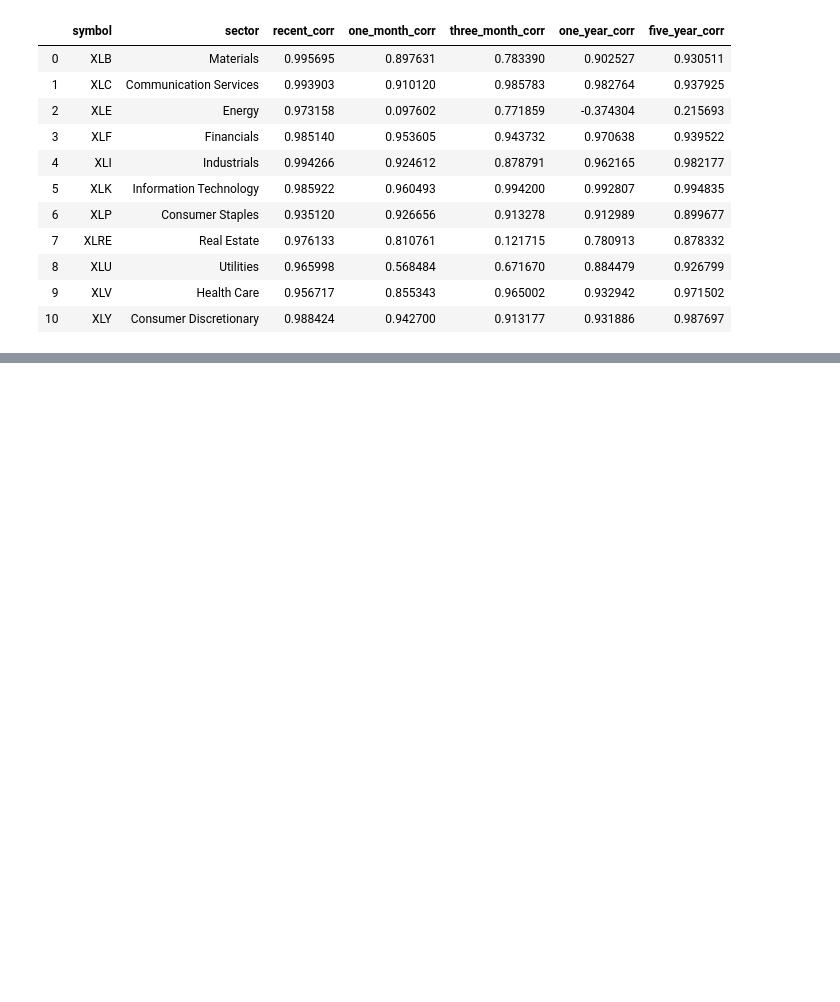
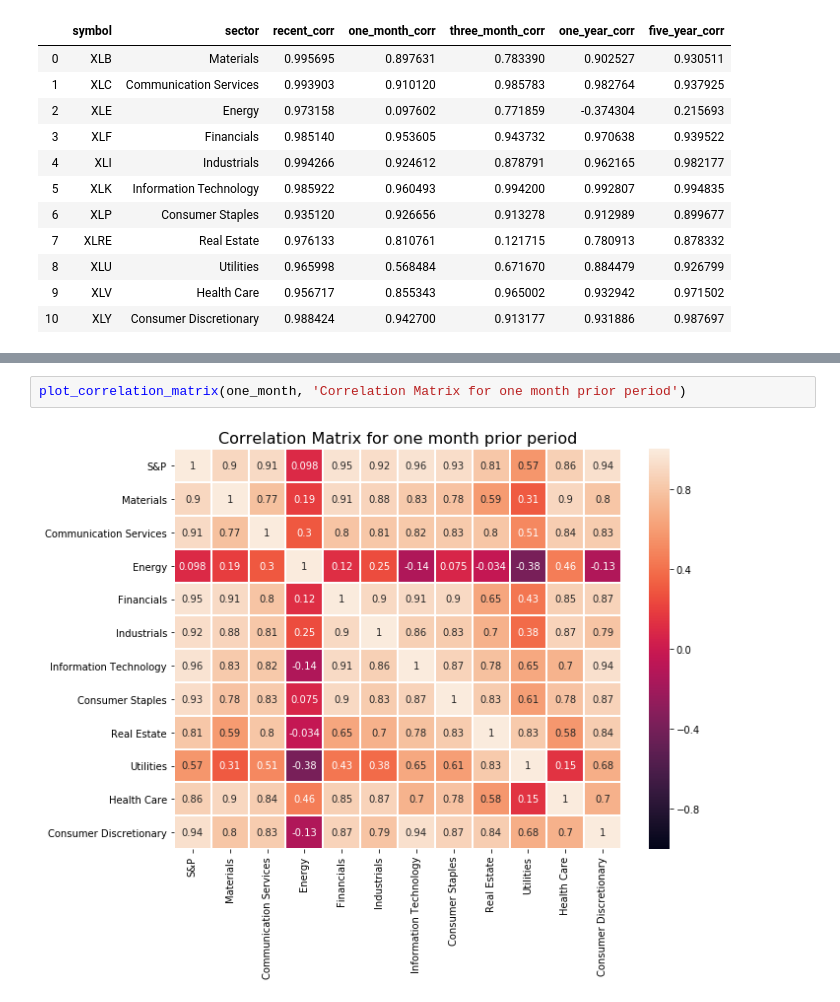
Before and after one commit to SachinGokal/capstone-one, a Jupyter notebook: new_notebook.ipynb, the cells around one changed output, grey strips where cells are left out. Drawn from its saved outputs; the diff is of its cells as text; blank space fills up the shorter version.

```diff
--- a/new_notebook.ipynb
+++ b/new_notebook.ipynb
@@ -317,0 +343,4 @@ plot_correlation(corr_table, 'Correlation with index box plot')
+# %%
+plot_correlation_matrix(one_month, 'Correlation Matrix for one month prior period')
+# %% [output]
+[figure, added]
```
Also changed, not shown: parts of 8 cells of this notebook, 11 other files.
